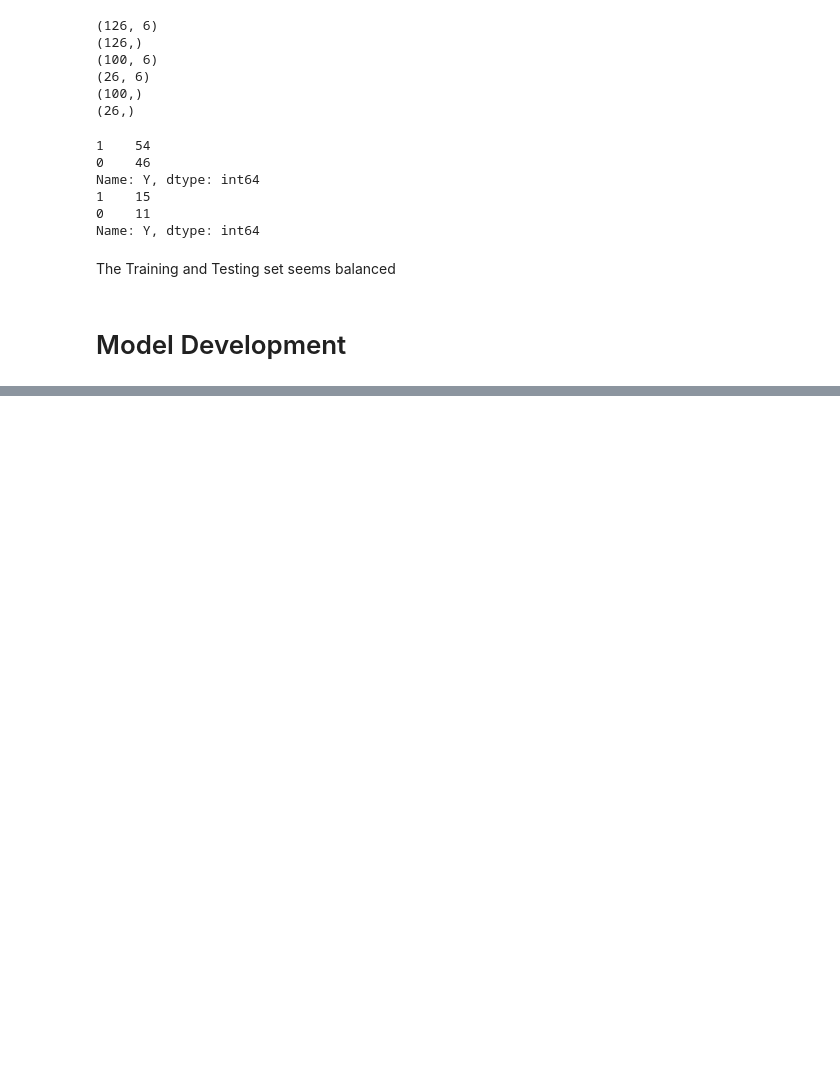
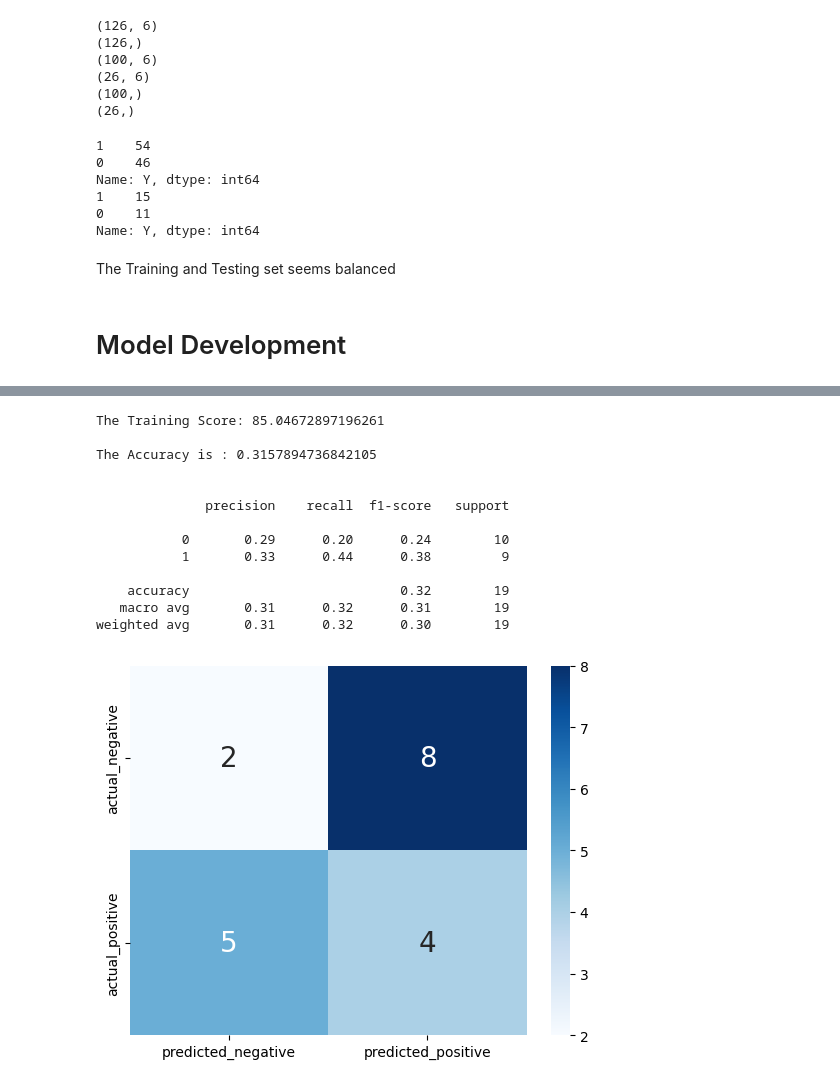
Before and after one commit to Mahdiazhari/zuQOKRxqAuyKhuae, a Jupyter notebook: analyze-customers.ipynb, the cells around one changed output, grey strips where cells are left out. Drawn from its saved outputs; the diff is of its cells as text; code cells hidden in the pictures; blank space fills up the shorter version.

```diff
--- a/analyze-customers.ipynb
+++ b/analyze-customers.ipynb
@@ -245,0 +293,24 @@ Total Time is:  0.05362991094589233
+# %%
+RFC = RandomForestClassifier(n_estimators=8)
+n_estimators = [5,20,50,100] # number of trees in the random forest
+max_features = ['auto', 'sqrt'] # number of features in consideration at every split
+max_depth = [int(x) for x in np.linspace(10, 120, num = 12)] # maximum number of levels allowed in each decision tree
+min_samples_split = [2, 6, 10] # minimum sample number to split a node
+min_samples_leaf = [1, 3, 4] # minimum sample number that can be stored in a leaf node
+bootstrap = [True, False] # method used to sample data points
+random_grid = {'n_estimators': n_estimators,
+
+'max_features': max_features,
+
+'max_depth': max_depth,
+
+'min_samples_split': min_samples_split,
+
+'min_samples_leaf': min_samples_leaf,
+
+'bootstrap': bootstrap}
+
+rf_random = RandomizedSearchCV(estimator = RFC,param_distributions = random_grid,
+               n_iter = 100, cv = 10, verbose=2, random_state=35, n_jobs = -1)
+# %%
+rf_random.fit(X_train, y_train)
@@ -245,0 +523,22 @@ Total Time is:  0.05362991094589233
+# %%
+y_predict_RFC = rf_random.predict(X_test)
+acc_RFC = accuracy_score(y_test, y_predict_RFC)
+print("\nThe Training Score: {} \n".format(rf_random.score(X_train,y_train)*100))
+print('The Accuracy is : {}\n\n'.format(acc_RFC) )
+cm_RFC = conf_matrix(y_test, y_predict_RFC)
+print(classification_report(y_test, y_predict_RFC))
+# %% [output]
+The Training Score: 85.04672897196261
+
+The Accuracy is : 0.3157894736842105
+
+
+              precision    recall  f1-score   support
+
+           0       0.29      0.20      0.24        10
+           1       0.33      0.44      0.38         9
+
+    accuracy                           0.32        19
+   macro avg       0.31      0.32      0.31        19
+weighted avg       0.31      0.32      0.30        19
+[figure, added]
```
Also changed, not shown: parts of 37 cells of this notebook, 1 other file.
